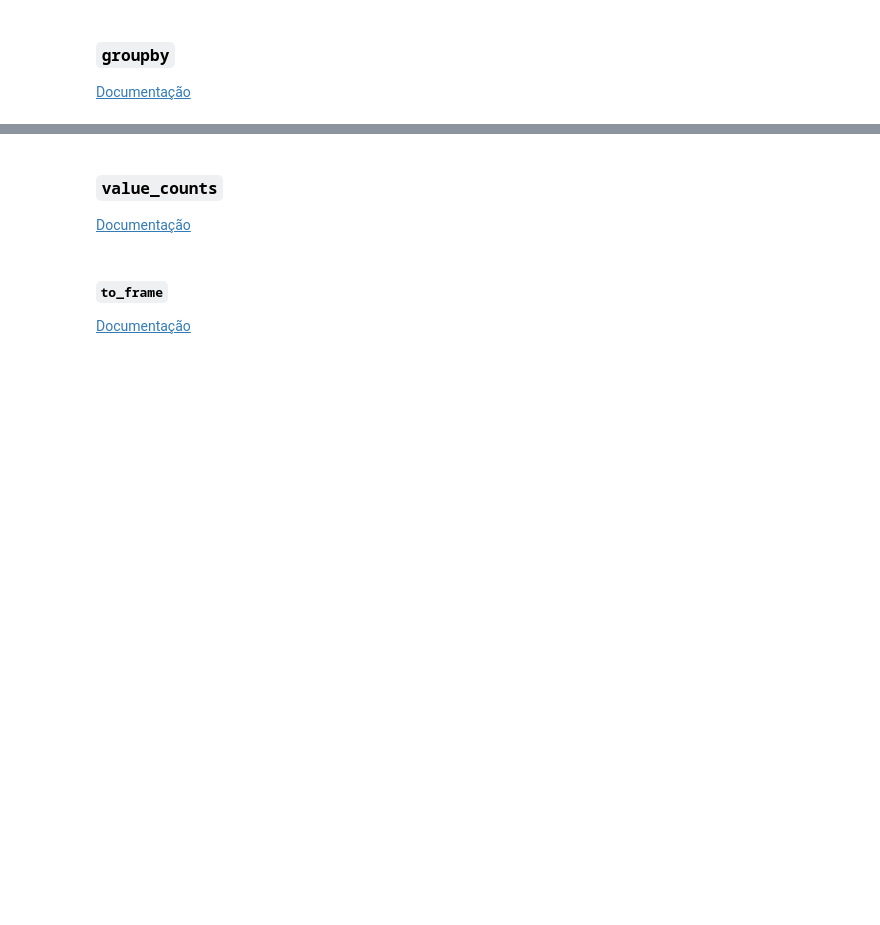
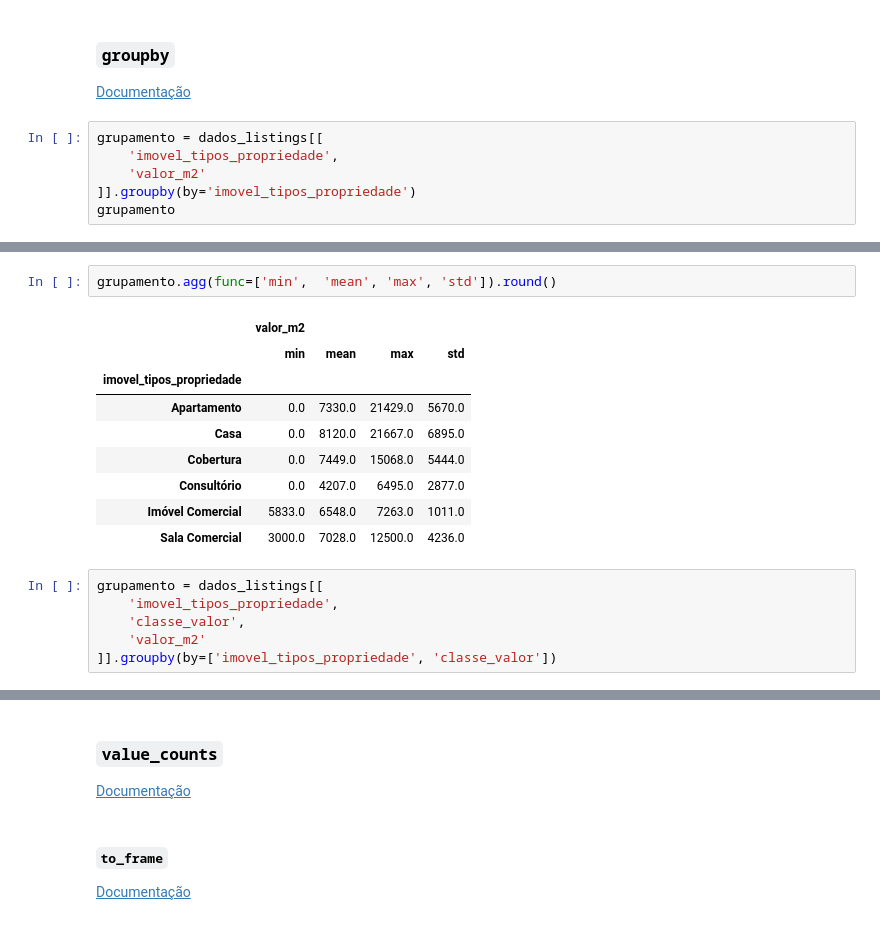
Before and after one commit to josenaldo/alura-cds-python-pandas-tecnicas-avancadas, a Jupyter notebook: notebook/Projeto.ipynb, the cells around one changed output, grey strips where cells are left out. Saved outputs shown, nothing was run; the diff lists cells and outputs as text; blank space fills up the shorter version.

```diff
--- a/notebook/Projeto.ipynb
+++ b/notebook/Projeto.ipynb
@@ -1646,3 +1674,9 @@ dados_listings[['imovel_caracteristicas_condominio', 'Piscina']].head()
 ### `groupby`
 
 [Documentação](https://pandas.pydata.org/pandas-docs/stable/reference/api/pandas.DataFrame.groupby.html)
+# %%
+grupamento = dados_listings[[
+    'imovel_tipos_propriedade',
+    'valor_m2'
+]].groupby(by='imovel_tipos_propriedade')
+grupamento
@@ -1648,0 +1696,18 @@ dados_listings[['imovel_caracteristicas_condominio', 'Piscina']].head()
+# %%
+grupamento.agg(func=['min',  'mean', 'max', 'std']).round()
+# %% [output]
+|  | valor_m2 |  |  |  |
+|  | min | mean | max | std |
+| imovel_tipos_propriedade |  |  |  |  |
+| Apartamento | 0.0 | 7330.0 | 21429.0 | 5670.0 |
+| Casa | 0.0 | 8120.0 | 21667.0 | 6895.0 |
+| Cobertura | 0.0 | 7449.0 | 15068.0 | 5444.0 |
+| Consultório | 0.0 | 4207.0 | 6495.0 | 2877.0 |
+| Imóvel Comercial | 5833.0 | 6548.0 | 7263.0 | 1011.0 |
+| Sala Comercial | 3000.0 | 7028.0 | 12500.0 | 4236.0 |
+# %%
+grupamento = dados_listings[[
+    'imovel_tipos_propriedade',
+    'classe_valor',
+    'valor_m2'
+]].groupby(by=['imovel_tipos_propriedade', 'classe_valor'])
```
Also changed, not shown: parts of 8 cells of this notebook.
